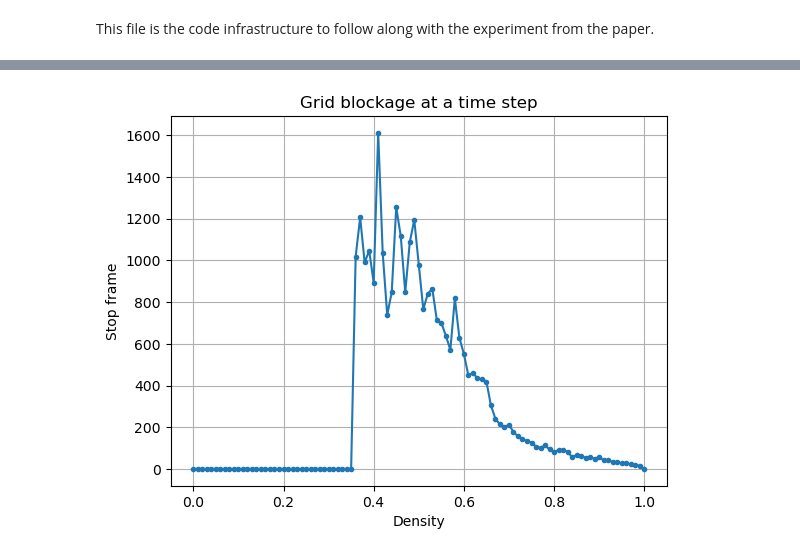
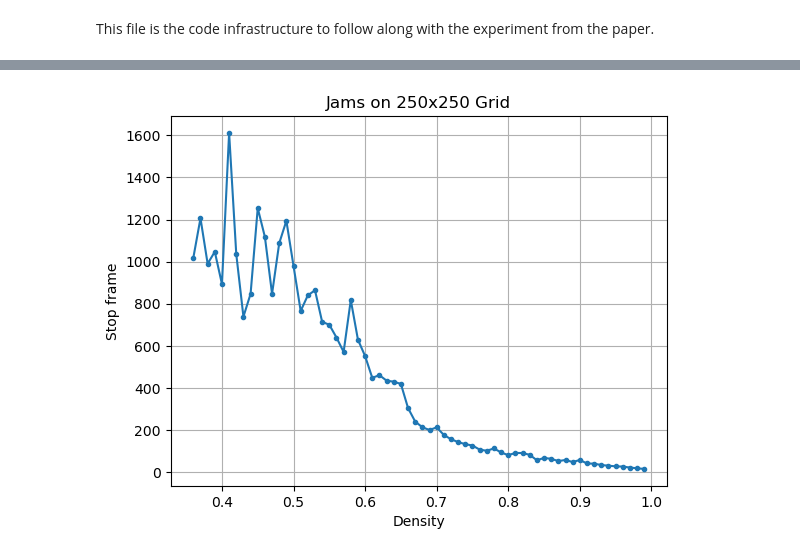
Before and after one commit to RebeccaFlach/rule-184, a Jupyter notebook: code/rule_184_density_exp.ipynb, the cells around one changed output, grey strips where cells are left out. Drawn from its saved outputs; the diff is of its cells as text; code cells hidden in the pictures.

Commit message:
Made more graphs in the none extension

```diff
--- a/code/rule_184_density_exp.ipynb
+++ b/code/rule_184_density_exp.ipynb
@@ -189,20 +180,39 @@ Speed counter: 0
 # %%
+density = increment_list = [i / 100 for i in range(0, 101)]
 den_10 = [0.0, 0.0, 0, 0.0, 0, 0, 0, 0, 0, 0, 0, 0, 0, 0, 0, 0, 0, 0, 0, 0, 0, 0, 0, 0, 0, 0, 0, 0, 0, 0, 0, 0, 0, 0, 0, 0, 0, 0, 202.0, 142.0, 0, 0, 0, 0, 0, 401.0, 385.0, 277.0, 0, 0, 112.0, 121.33333333333333, 80.33333333333333, 0, 35.5, 367.0, 145.0, 90.4, 139.66666666666666, 19.333333333333332, 191.8, 131.5, 50.4, 87.2, 26.0, 31.2, 105.2, 27.4, 26.0, 50.25, 24.8, 34.0, 34.0, 23.0, 14.2, 15.6, 21.6, 18.8, 16.6, 9.6, 15.2, 13.0, 16.4, 19.0, 15.2, 13.4, 10.8, 10.0, 8.0, 6.4, 8.4, 3.6, 9.0, 6.4, 7.6, 5.8, 4.6, 4.0, 2.2, 1.8, 0.0]
 den_50 = [0.0, 0, 0, 0, 0, 0, 0, 0, 0, 0, 0, 0, 0, 0, 0, 0, 0, 0, 0, 0, 0, 0, 0, 0, 0, 0, 0, 0, 0, 0, 0, 0, 0, 0, 0, 0, 0, 0, 0, 0, 0, 0, 278.0, 264.0, 658.0, 517.5, 373.0, 359.6666666666667, 178.0, 298.3333333333333, 286.6, 217.4, 205.2, 176.8, 165.2, 200.4, 191.0, 151.0, 179.4, 164.2, 163.6, 136.4, 134.6, 190.0, 138.0, 137.0, 104.0, 107.2, 124.4, 127.2, 122.8, 77.8, 91.4, 73.6, 113.2, 76.4, 63.2, 69.6, 81.4, 56.2, 54.2, 49.4, 37.0, 41.0, 35.2, 31.0, 38.4, 37.0, 30.0, 23.8, 21.8, 23.8, 22.0, 22.6, 15.8, 13.4, 14.2, 14.2, 11.4, 10.8, 0.0]
 den_50_10 = [0.0, 0, 0, 0, 0, 0, 0, 0, 0, 0, 0, 0, 0, 0, 0, 0, 0, 0, 0, 0, 0, 0, 0, 0, 0, 0, 0, 0, 0, 0, 0, 0, 0, 0, 0, 0, 0, 0, 0, 0, 328.0, 532.5, 505.5, 279.0, 395.6, 323.0, 341.85714285714283, 290.8333333333333, 279.75, 362.6666666666667, 234.33333333333334, 197.25, 246.11111111111111, 273.2, 182.5, 191.77777777777777, 177.11111111111111, 190.7, 197.7, 149.4, 182.6, 167.6, 129.0, 141.2, 122.9, 113.9, 123.7, 117.6, 121.2, 96.9, 78.7, 99.7, 74.0, 78.2, 70.2, 66.3, 59.6, 63.5, 57.6, 53.3, 49.5, 45.8, 40.0, 37.6, 36.9, 34.6, 29.4, 31.6, 30.2, 26.7, 27.0, 20.7, 20.3, 16.4, 17.5, 18.1, 17.6, 13.7, 10.0, 8.3, 0.0]
 den_100 = [0.0, 0, 0, 0, 0, 0, 0, 0, 0, 0, 0, 0, 0, 0, 0, 0, 0, 0, 0, 0, 0, 0, 0, 0, 0, 0, 0, 0, 0, 0, 0, 0, 0, 0, 0, 0, 0, 0, 548.0, 0, 512.0, 0, 536.5, 525.0, 493.5, 473.5, 490.4, 417.2, 376.8, 430.75, 376.75, 451.5, 375.2, 311.8, 494.4, 366.8, 375.2, 340.6, 333.4, 295.6, 337.8, 297.4, 301.4, 258.8, 246.6, 171.4, 164.6, 228.0, 160.4, 159.8, 135.4, 133.4, 106.8, 112.8, 113.0, 83.4, 97.0, 97.8, 69.0, 69.8, 61.8, 49.2, 59.0, 51.8, 52.0, 51.8, 39.0, 44.2, 41.4, 35.4, 34.4, 30.2, 31.6, 25.8, 19.0, 18.6, 17.6, 19.2, 13.4, 12.4, 0.0]
 den_150 = [0.0, 0, 0, 0, 0, 0, 0, 0, 0, 0, 0, 0, 0, 0, 0, 0, 0, 0, 0, 0, 0, 0, 0, 0, 0, 0, 0, 0, 0, 0, 0, 0, 0, 0, 0, 0, 0, 800.0, 0, 675.0, 576.0, 712.3333333333334, 646.25, 785.0, 646.6666666666666, 540.5, 530.75, 623.25, 625.2, 525.4, 530.0, 502.2, 578.5, 582.6, 597.0, 490.6, 523.4, 327.2, 341.8, 472.8, 444.0, 355.4, 297.4, 245.8, 246.0, 230.0, 175.0, 199.6, 169.2, 204.8, 153.0, 132.2, 141.8, 119.0, 122.4, 96.6, 100.0, 107.2, 92.2, 87.2, 76.8, 81.2, 73.0, 58.0, 57.8, 54.6, 48.4, 49.8, 37.8, 37.8, 40.6, 41.4, 32.8, 30.0, 25.8, 21.4, 19.4, 19.4, 20.6, 18.8, 0.0]
-den_250 = [0.0, 0, 0, 0, 0, 0, 0, 0, 0, 0, 0, 0, 0, 0, 0, 0, 0, 0, 0, 0, 0, 0, 0, 0, 0, 0, 0, 0, 0, 0, 0, 0, 0, 0, 0, 0, 1018.0, 1206.0, 990.0, 1047.0, 893.4, 1611.3333333333333, 1035.5, 738.5, 847.0, 1254.0, 1117.3333333333333, 847.0, 1087.25, 1194.0, 979.6, 765.6, 840.0, 863.8, 713.8, 700.2, 639.6, 571.0, 817.6, 629.4, 551.4, 448.2, 460.6, 434.8, 429.6, 419.2, 304.6, 240.2, 213.4, 200.2, 212.8, 176.8, 156.6, 142.8, 133.0, 126.6, 107.2, 101.6, 112.8, 93.6, 80.8, 91.4, 90.8, 82.4, 56.6, 67.6, 63.4, 52.6, 58.0, 48.0, 58.0, 41.2, 40.4, 33.8, 30.8, 27.6, 26.6, 21.8, 18.4, 15.4, 0.0]
+den_250 = [0, 0, 0, 0, 0, 0, 0, 0, 0, 0, 0, 0, 0, 0, 0, 0, 0, 0, 0, 0, 0, 0, 0, 0, 0, 0, 0, 0, 0, 0, 0, 0, 0, 0, 0, 0, 1018.0, 1206.0, 990.0, 1047.0, 893.4, 1611.3333333333333, 1035.5, 738.5, 847.0, 1254.0, 1117.3333333333333, 847.0, 1087.25, 1194.0, 979.6, 765.6, 840.0, 863.8, 713.8, 700.2, 639.6, 571.0, 817.6, 629.4, 551.4, 448.2, 460.6, 434.8, 429.6, 419.2, 304.6, 240.2, 213.4, 200.2, 212.8, 176.8, 156.6, 142.8, 133.0, 126.6, 107.2, 101.6, 112.8, 93.6, 80.8, 91.4, 90.8, 82.4, 56.6, 67.6, 63.4, 52.6, 58.0, 48.0, 58.0, 41.2, 40.4, 33.8, 30.8, 27.6, 26.6, 21.8, 18.4, 15.4, 0.0]
 # Plotting the lists
-plt.plot(density, den_250, marker='.')
+
+# Filter out data points equal to 0
+filtered_density = []
+filtered_den_250 = []
+for d, d250 in zip(density, den_250):
+    if d250 != 0:
+        filtered_density.append(d)
+        filtered_den_250.append(d250)
+
+# Plotting the filtered data
+plt.plot(filtered_density, filtered_den_250, marker='.')
+
+
+
+
+
+
+#plt.plot(density, den_250, marker='.')
+#plt.loglog(density, den_250, marker='.')
 
 # Adding labels and title
 plt.xlabel('Density')
 plt.ylabel('Stop frame')
-plt.title('Grid blockage at a time step')
+plt.title('Jams on 250x250 Grid')
 
 # Display the plot
 plt.grid(True)
 plt.show()
 # %% [output]
-[figure, old version]
+[figure, new version]
```
Also changed, not shown: parts of 4 cells of this notebook.
